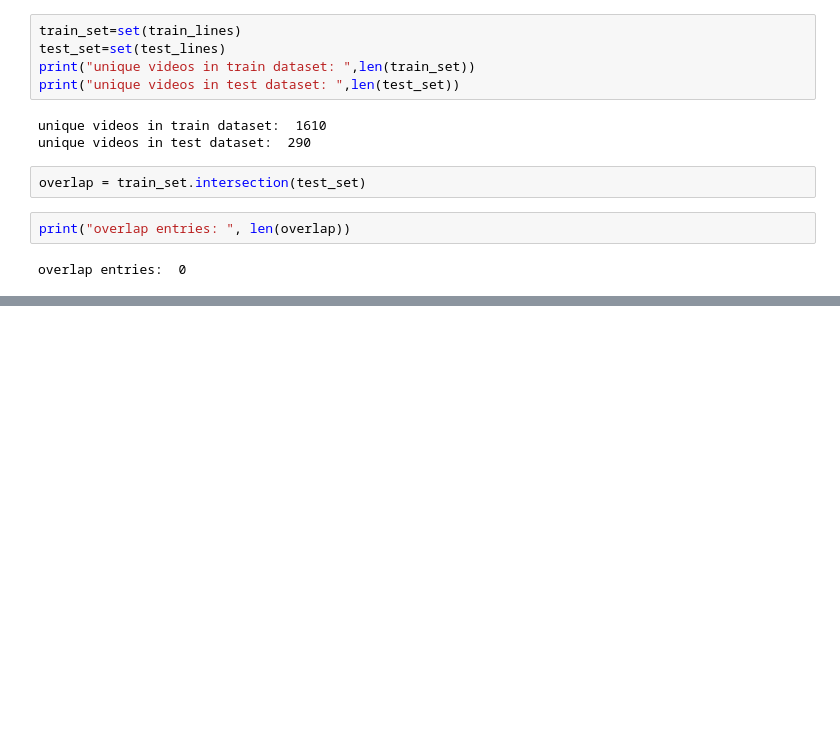
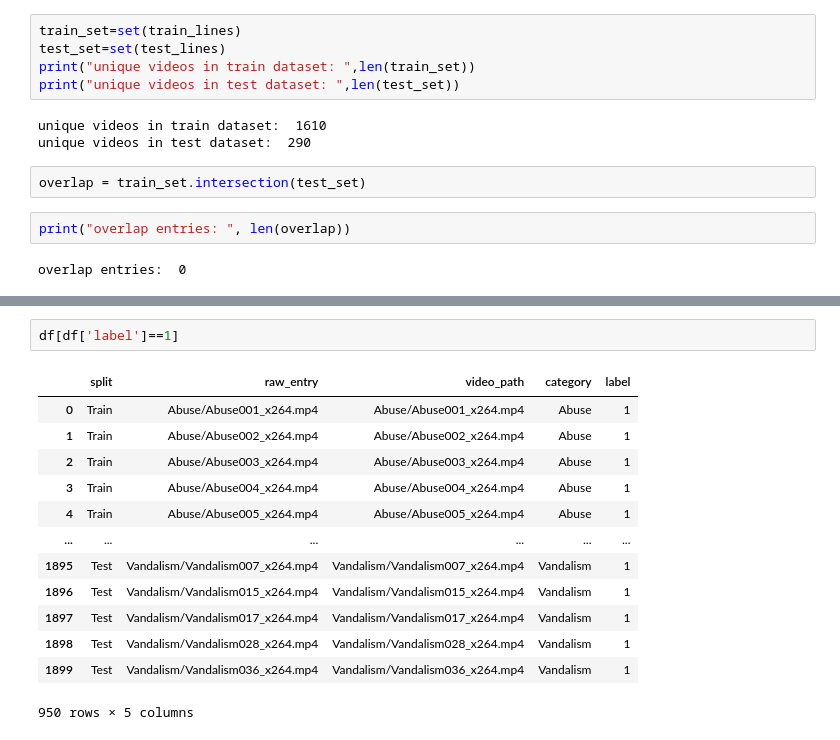
Before and after one commit to asirabm/cctv-video-anomaly-detection, a Jupyter notebook: 01_data_exploration.ipynb, the cells around one changed output, grey strips where cells are left out. Cells and saved outputs as stored; diff of their text form; blank space fills up the shorter version.

```diff
--- a/01_data_exploration.ipynb
+++ b/01_data_exploration.ipynb
@@ -128,0 +246,16 @@ overlap entries:  0
+# %%
+df[df['label']==1]
+# %% [output]
+|  | split | raw_entry | video_path | category | label |
+| 0 | Train | Abuse/Abuse001_x264.mp4 | Abuse/Abuse001_x264.mp4 | Abuse | 1 |
+| 1 | Train | Abuse/Abuse002_x264.mp4 | Abuse/Abuse002_x264.mp4 | Abuse | 1 |
+| 2 | Train | Abuse/Abuse003_x264.mp4 | Abuse/Abuse003_x264.mp4 | Abuse | 1 |
+| 3 | Train | Abuse/Abuse004_x264.mp4 | Abuse/Abuse004_x264.mp4 | Abuse | 1 |
+| 4 | Train | Abuse/Abuse005_x264.mp4 | Abuse/Abuse005_x264.mp4 | Abuse | 1 |
+| ... | ... | ... | ... | ... | ... |
+| 1895 | Test | Vandalism/Vandalism007_x264.mp4 | Vandalism/Vandalism007_x264.mp4 | Vandalism | 1 |
+| 1896 | Test | Vandalism/Vandalism015_x264.mp4 | Vandalism/Vandalism015_x264.mp4 | Vandalism | 1 |
+| 1897 | Test | Vandalism/Vandalism017_x264.mp4 | Vandalism/Vandalism017_x264.mp4 | Vandalism | 1 |
+| 1898 | Test | Vandalism/Vandalism028_x264.mp4 | Vandalism/Vandalism028_x264.mp4 | Vandalism | 1 |
+| 1899 | Test | Vandalism/Vandalism036_x264.mp4 | Vandalism/Vandalism036_x264.mp4 | Vandalism | 1 |
+950 rows × 5 columns
```
Also changed, not shown: parts of 18 cells of this notebook.
